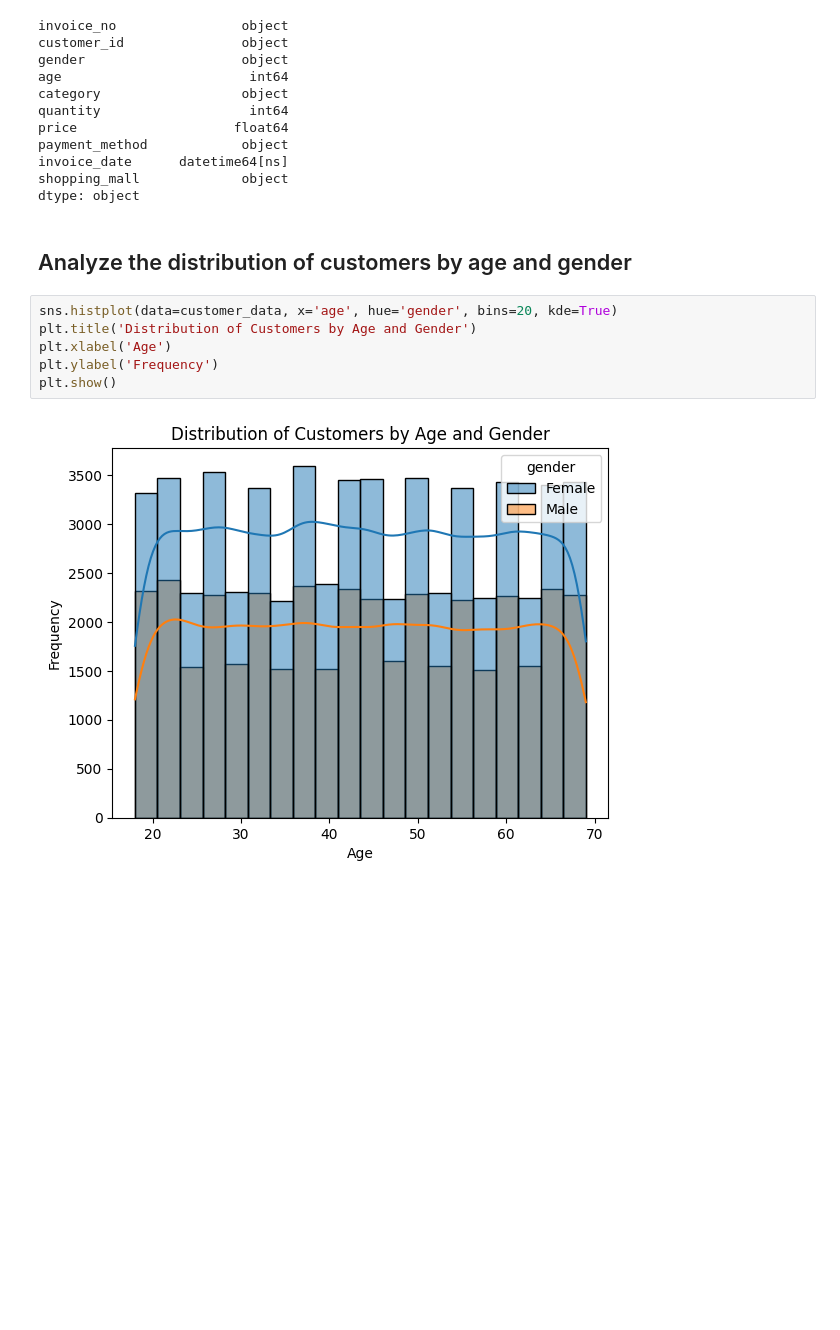
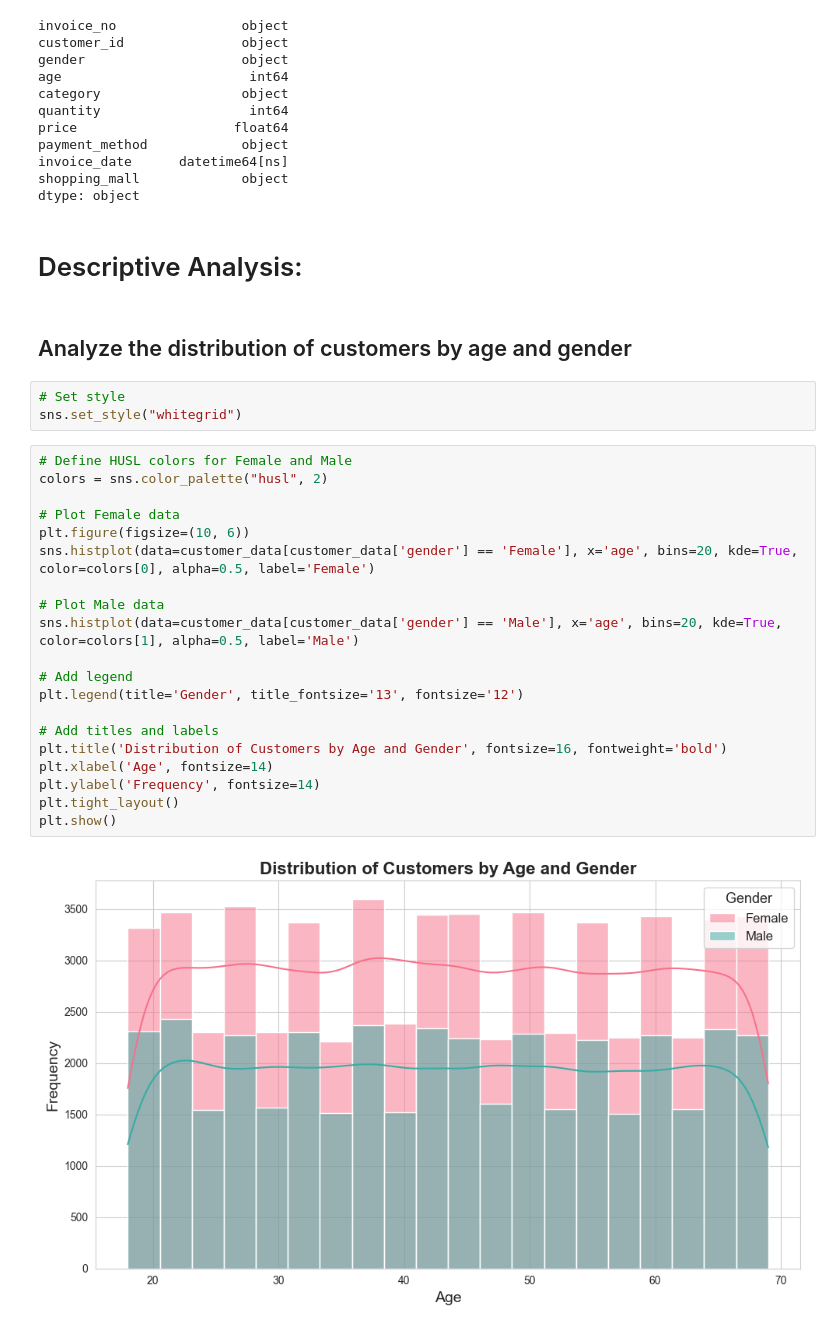
Before and after one commit to DayanaIm/Customer-Segmentation-and-Analysis, a Jupyter notebook: Exploring_Shopping_Trends.ipynb, the cells around one changed output. Cells and saved outputs as stored; diff of their text form; blank space fills up the shorter version.

```diff
--- a/Exploring_Shopping_Trends.ipynb
+++ b/Exploring_Shopping_Trends.ipynb
@@ -47,13 +47,32 @@ payment_method            object
 invoice_date      datetime64[ns]
 shopping_mall             object
 dtype: object
+# %% [markdown]
+# Descriptive Analysis:
 # %% [markdown]
 ## Analyze the distribution of customers by age and gender
-# %%
-sns.histplot(data=customer_data, x='age', hue='gender', bins=20, kde=True)
-plt.title('Distribution of Customers by Age and Gender')
-plt.xlabel('Age')
-plt.ylabel('Frequency')
-plt.show()
-# %% [output]
-[figure, removed]
+# %%
+# Set style
+sns.set_style("whitegrid")
+# %%
+# Define HUSL colors for Female and Male
+colors = sns.color_palette("husl", 2)
+
+# Plot Female data
+plt.figure(figsize=(10, 6))
+sns.histplot(data=customer_data[customer_data['gender'] == 'Female'], x='age', bins=20, kde=True, color=colors[0], alpha=0.5, label='Female')
+
+# Plot Male data
+sns.histplot(data=customer_data[customer_data['gender'] == 'Male'], x='age', bins=20, kde=True, color=colors[1], alpha=0.5, label='Male')
+
+# Add legend
+plt.legend(title='Gender', title_fontsize='13', fontsize='12')
+
+# Add titles and labels
+plt.title('Distribution of Customers by Age and Gender', fontsize=16, fontweight='bold')
+plt.xlabel('Age', fontsize=14)
+plt.ylabel('Frequency', fontsize=14)
+plt.tight_layout()
+plt.show()
+# %% [output]
+[figure, added]
```
Also changed, not shown: parts of 20 cells of this notebook.
